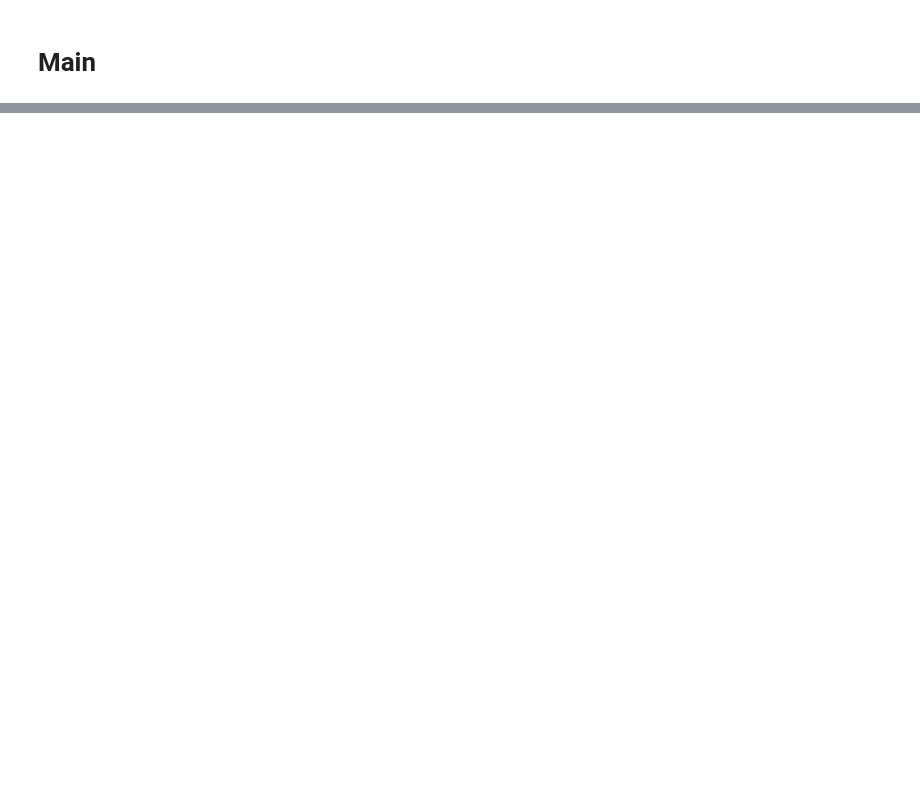
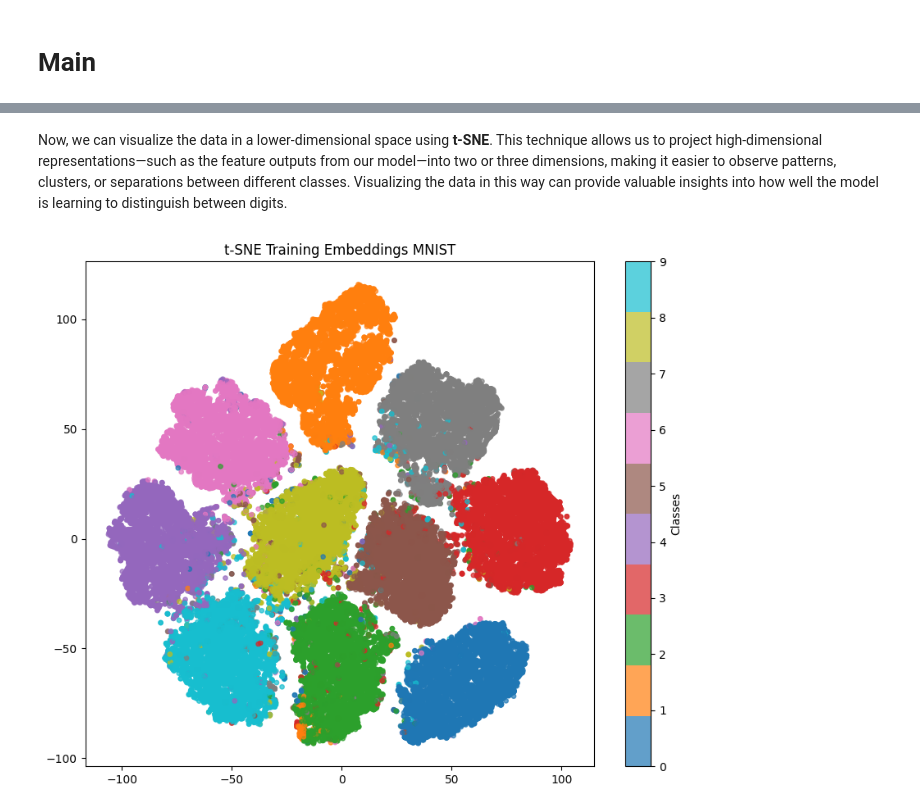
Before and after one commit to danibcorr/unie-deep-learning, a Jupyter notebook: notebooks/cv/lenet.ipynb, the cells around one changed output, grey strips where cells are left out. Saved outputs shown, nothing was run; the diff lists cells and outputs as text; code cells hidden in the pictures; blank space fills up the shorter version.

```diff
--- a/notebooks/cv/lenet.ipynb
+++ b/notebooks/cv/lenet.ipynb
@@ -116,0 +128,3 @@ images.min(), images.max()
+# %%
+model = LeNet(input_tensor_shape=(1,28,28))
+summary(model, input_size=(BATCH_SIZE, 1,28,28))
@@ -232,0 +154,2 @@ plt.show()
+# %%
+NUM_EPOCHS: int = 5
@@ -232,0 +230,26 @@ plt.show()
+# %% [markdown]
+Now, we can visualize the data in a lower-dimensional space using **t-SNE**. This technique allows us to project high-dimensional representations—such as the feature outputs from our model—into two or three dimensions, making it easier to observe patterns, clusters, or separations between different classes. Visualizing the data in this way can provide valuable insights into how well the model is learning to distinguish between digits.
+# %%
+all_labels = []
+embeddings = []
+
+model.eval()
+with torch.no_grad():
+    for batch_image, batch_label in train_dataloader:
+        output = model(batch_image)
+        embeddings.append(output.cpu())
+        all_labels.append(batch_label)
+
+embeddings = torch.cat(embeddings, dim=0)
+all_labels = torch.cat(all_labels, dim=0)
+
+X_embedded = TSNE(n_components=2, learning_rate='auto',
+                  init='random', perplexity=30).fit_transform(embeddings)
+
+plt.figure(figsize=(10, 8))
+scatter = plt.scatter(X_embedded[:,0], X_embedded[:,1], c=all_labels, cmap="tab10", alpha=0.7, s=15)
+plt.colorbar(scatter, ticks=range(10), label="Classes")
+plt.title("t-SNE Training Embeddings MNIST")
+plt.show()
+# %% [output]
+[figure, added]
```
Also changed, not shown: parts of 37 cells of this notebook.
